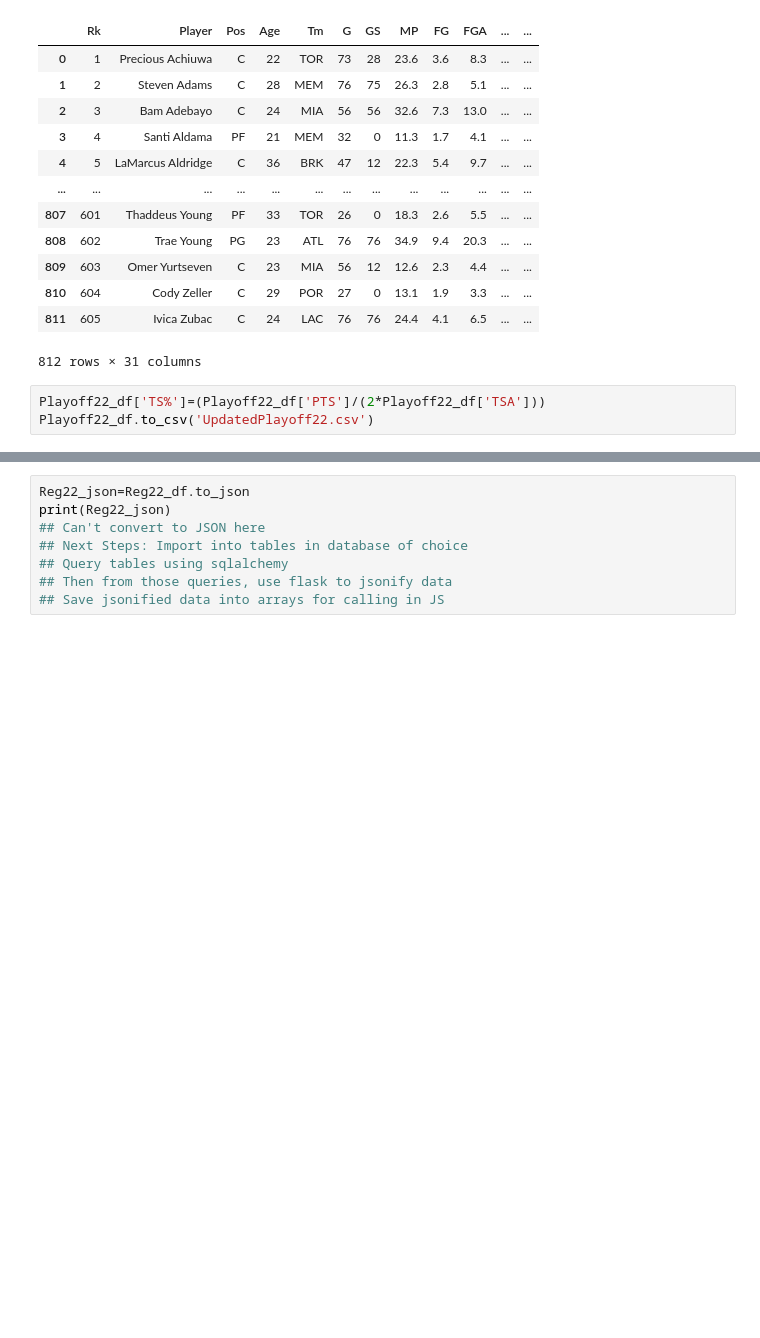
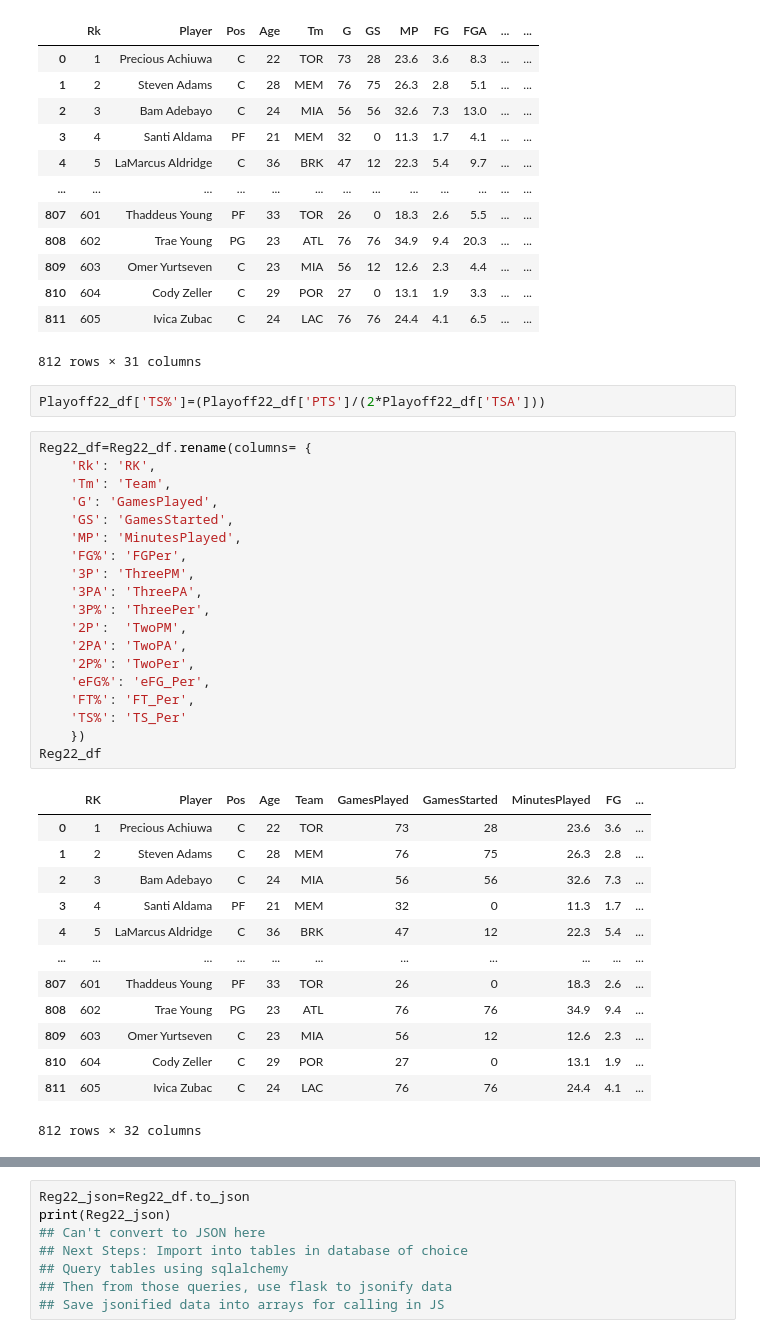
Before and after one commit to shabazmotan/NBA-Analysis, a Jupyter notebook: test.ipynb, the cells around one changed output, grey strips where cells are left out. Drawn from its saved outputs; the diff is of its cells as text; blank space fills up the shorter version.

Commit message:
Updated dataframes and csv columns, created table setup for sql, created queries for sql

```diff
--- a/test.ipynb
+++ b/test.ipynb
@@ -166,4 +92,36 @@ Playoff22_df
 812 rows × 31 columns
 # %%
 Playoff22_df['TS%']=(Playoff22_df['PTS']/(2*Playoff22_df['TSA']))
-Playoff22_df.to_csv('UpdatedPlayoff22.csv')
+# %%
+Reg22_df=Reg22_df.rename(columns= {
+    'Rk': 'RK',
+    'Tm': 'Team',
+    'G': 'GamesPlayed',
+    'GS': 'GamesStarted',
+    'MP': 'MinutesPlayed',
+    'FG%': 'FGPer',
+    '3P': 'ThreePM',
+    '3PA': 'ThreePA',
+    '3P%': 'ThreePer',
+    '2P':  'TwoPM',
+    '2PA': 'TwoPA',
+    '2P%': 'TwoPer',
+    'eFG%': 'eFG_Per',
+    'FT%': 'FT_Per',
+    'TS%': 'TS_Per'
+    })
+Reg22_df
+# %% [output]
+|  | RK | Player | Pos | Age | Team | GamesPlayed | GamesStarted | MinutesPlayed | FG | ... |
+| 0 | 1 | Precious Achiuwa | C | 22 | TOR | 73 | 28 | 23.6 | 3.6 | ... |
+| 1 | 2 | Steven Adams | C | 28 | MEM | 76 | 75 | 26.3 | 2.8 | ... |
+| 2 | 3 | Bam Adebayo | C | 24 | MIA | 56 | 56 | 32.6 | 7.3 | ... |
+| 3 | 4 | Santi Aldama | PF | 21 | MEM | 32 | 0 | 11.3 | 1.7 | ... |
+| 4 | 5 | LaMarcus Aldridge | C | 36 | BRK | 47 | 12 | 22.3 | 5.4 | ... |
+| ... | ... | ... | ... | ... | ... | ... | ... | ... | ... | ... |
+| 807 | 601 | Thaddeus Young | PF | 33 | TOR | 26 | 0 | 18.3 | 2.6 | ... |
+| 808 | 602 | Trae Young | PG | 23 | ATL | 76 | 76 | 34.9 | 9.4 | ... |
+| 809 | 603 | Omer Yurtseven | C | 23 | MIA | 56 | 12 | 12.6 | 2.3 | ... |
+| 810 | 604 | Cody Zeller | C | 29 | POR | 27 | 0 | 13.1 | 1.9 | ... |
+| 811 | 605 | Ivica Zubac | C | 24 | LAC | 76 | 76 | 24.4 | 4.1 | ... |
+812 rows × 32 columns
```
Also changed, not shown: parts of 10 cells of this notebook, 4 other files.
